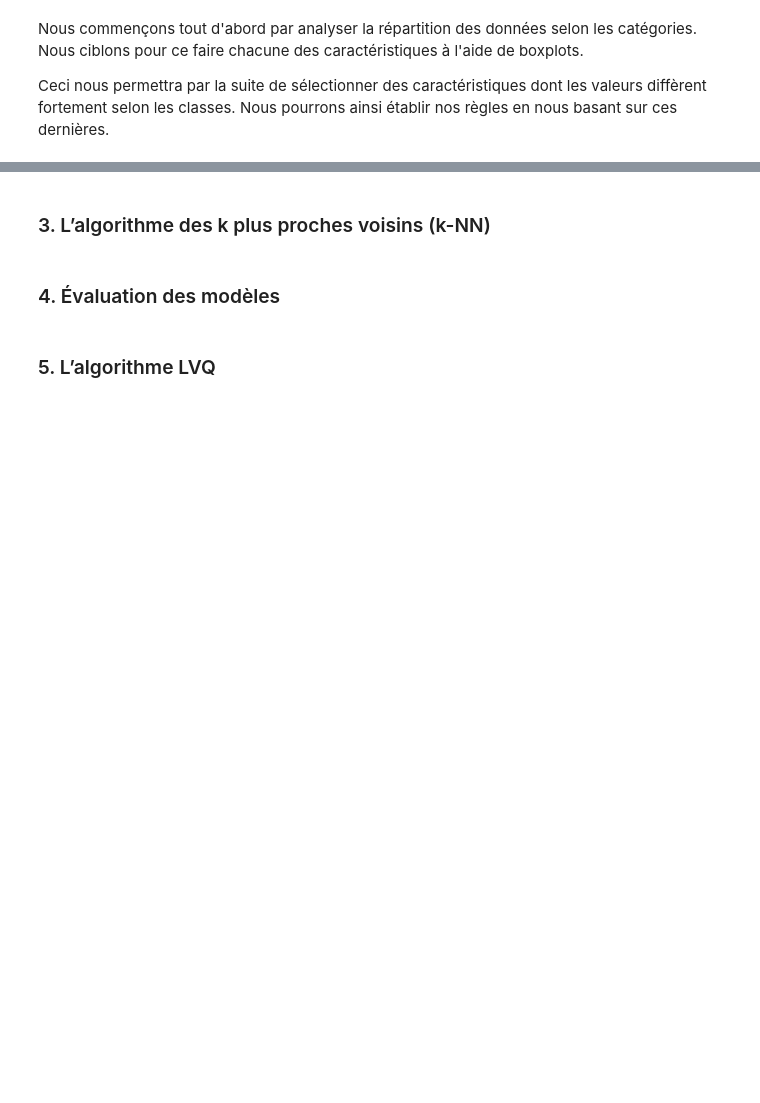
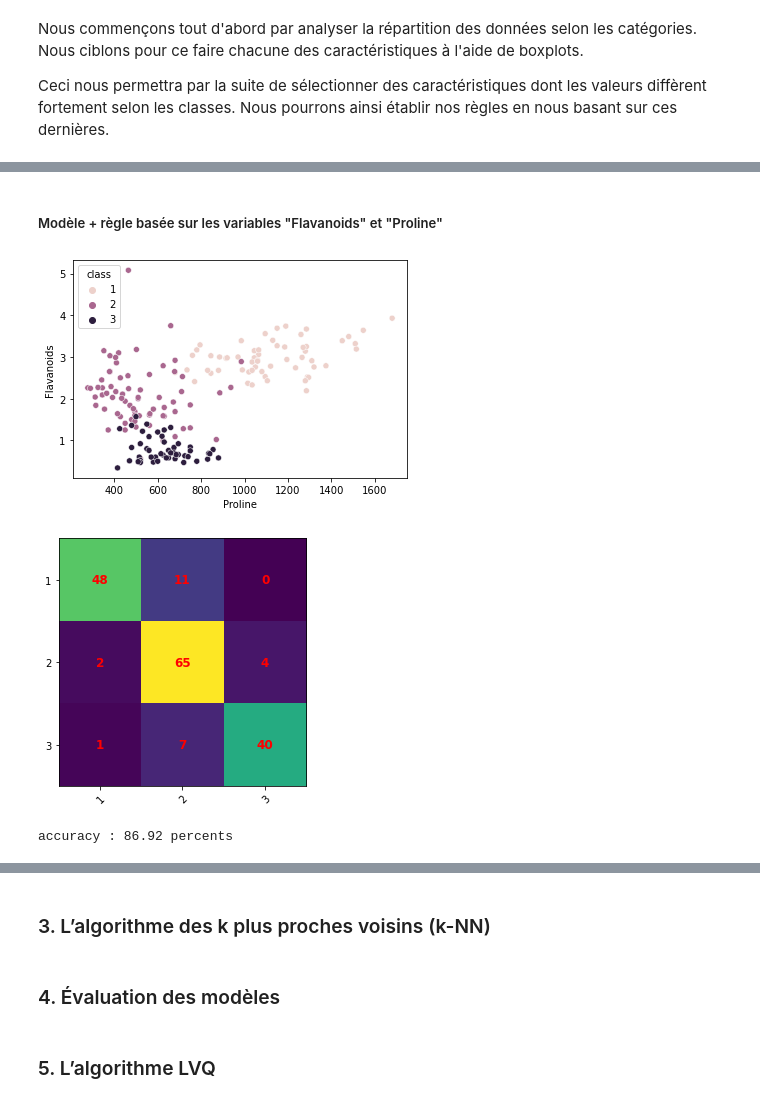
Before and after one commit to KevinFerati/LaboISD, a Jupyter notebook: 4 - Apprentissage supervisé/Ferati_Ganty_ISD_TP4.ipynb, the cells around one changed output, grey strips where cells are left out. Saved outputs shown, nothing was run; the diff lists cells and outputs as text; code cells hidden in the pictures; blank space fills up the shorter version.

```diff
--- a/4 - Apprentissage supervisé/Ferati_Ganty_ISD_TP4.ipynb
+++ b/4 - Apprentissage supervisé/Ferati_Ganty_ISD_TP4.ipynb
@@ -164,0 +176,19 @@ sns.pairplot(raw_data, hue="class", palette={1: 'red', 2: 'blue', 3: 'green'})
+# %% [markdown]
+##### Modèle + règle basée sur les variables "Flavanoids" et "Proline"
+# %%
+sns.scatterplot(data=raw_data, x="Proline", y="Flavanoids", hue="class")
+# ------------------------------------------- Modèle C : Proline + Flavanoids -
+def compare_proline_flavanoids(element):
+    if(element["Flavanoids"] < 1.2 and element["Proline"] < 900):
+        return 3
+    if(element["Flavanoids"] > 1.2 and element["Proline"] < 900):
+        return 2
+    else:
+        return 1
+
+predictions_results = predict_class(compare_proline_flavanoids)
+plot_confusion_matrix(classes_names, classes, predictions_results)
+# %% [output]
+[figure, added]
+[figure, added]
+accuracy : 86.92 percents
```
Also changed, not shown: parts of 24 cells of this notebook.
